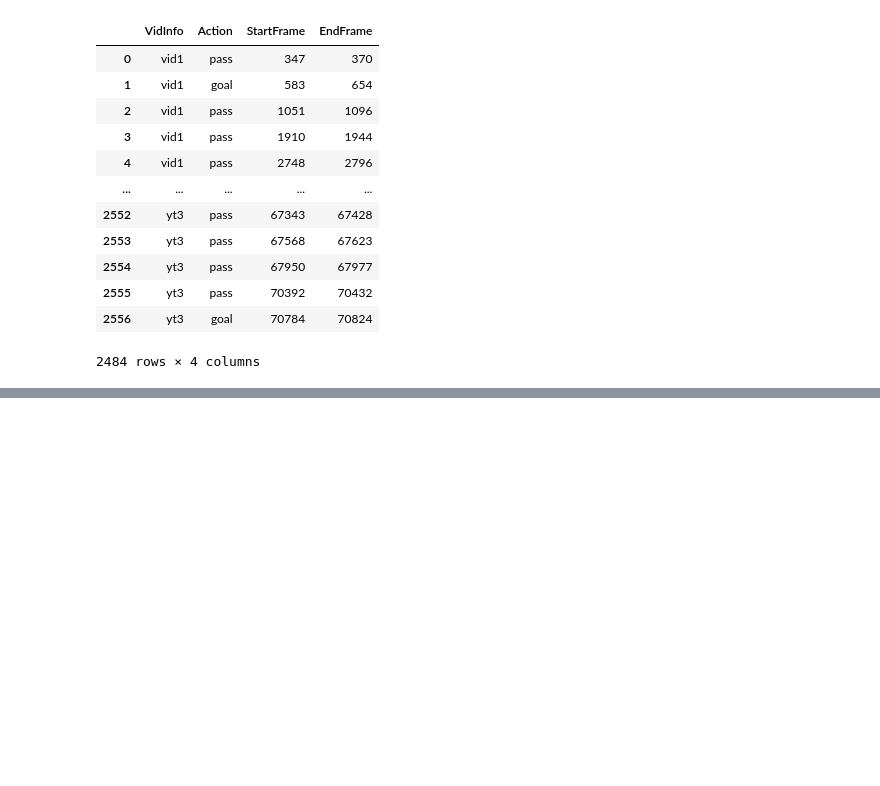
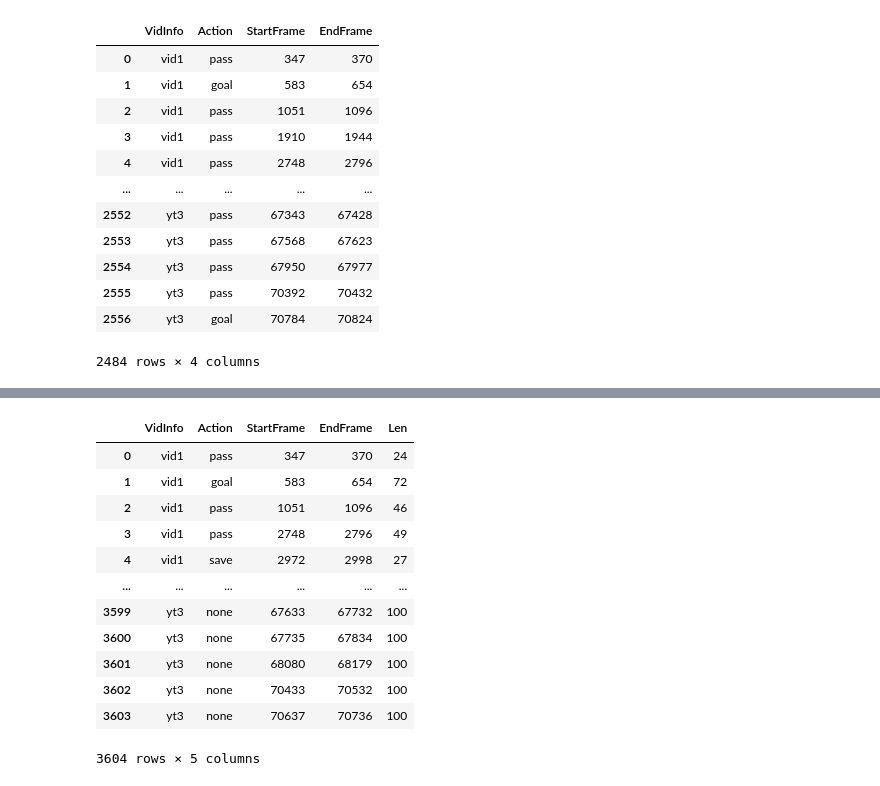
Before and after one commit to SKyrylo/FootballRecordingApp, a Jupyter notebook: dev/temp.ipynb, the cells around one changed output, grey strips where cells are left out. Drawn from its saved outputs; the diff is of its cells as text; code cells hidden in the pictures; blank space fills up the shorter version.

```diff
--- a/dev/temp.ipynb
+++ b/dev/temp.ipynb
@@ -158,0 +364,17 @@ df.to_csv("/home/kyrylo/dev/actions.csv")
+# %%
+df3 = pd.concat([df, df2], ignore_index=True)
+df3
+# %% [output]
+|  | VidInfo | Action | StartFrame | EndFrame | Len |
+| 0 | vid1 | pass | 347 | 370 | 24 |
+| 1 | vid1 | goal | 583 | 654 | 72 |
+| 2 | vid1 | pass | 1051 | 1096 | 46 |
+| 3 | vid1 | pass | 2748 | 2796 | 49 |
+| 4 | vid1 | save | 2972 | 2998 | 27 |
+| ... | ... | ... | ... | ... | ... |
+| 3599 | yt3 | none | 67633 | 67732 | 100 |
+| 3600 | yt3 | none | 67735 | 67834 | 100 |
+| 3601 | yt3 | none | 68080 | 68179 | 100 |
+| 3602 | yt3 | none | 70433 | 70532 | 100 |
+| 3603 | yt3 | none | 70637 | 70736 | 100 |
+3604 rows × 5 columns
```
Also changed, not shown: parts of 33 cells of this notebook, 7 other files.
